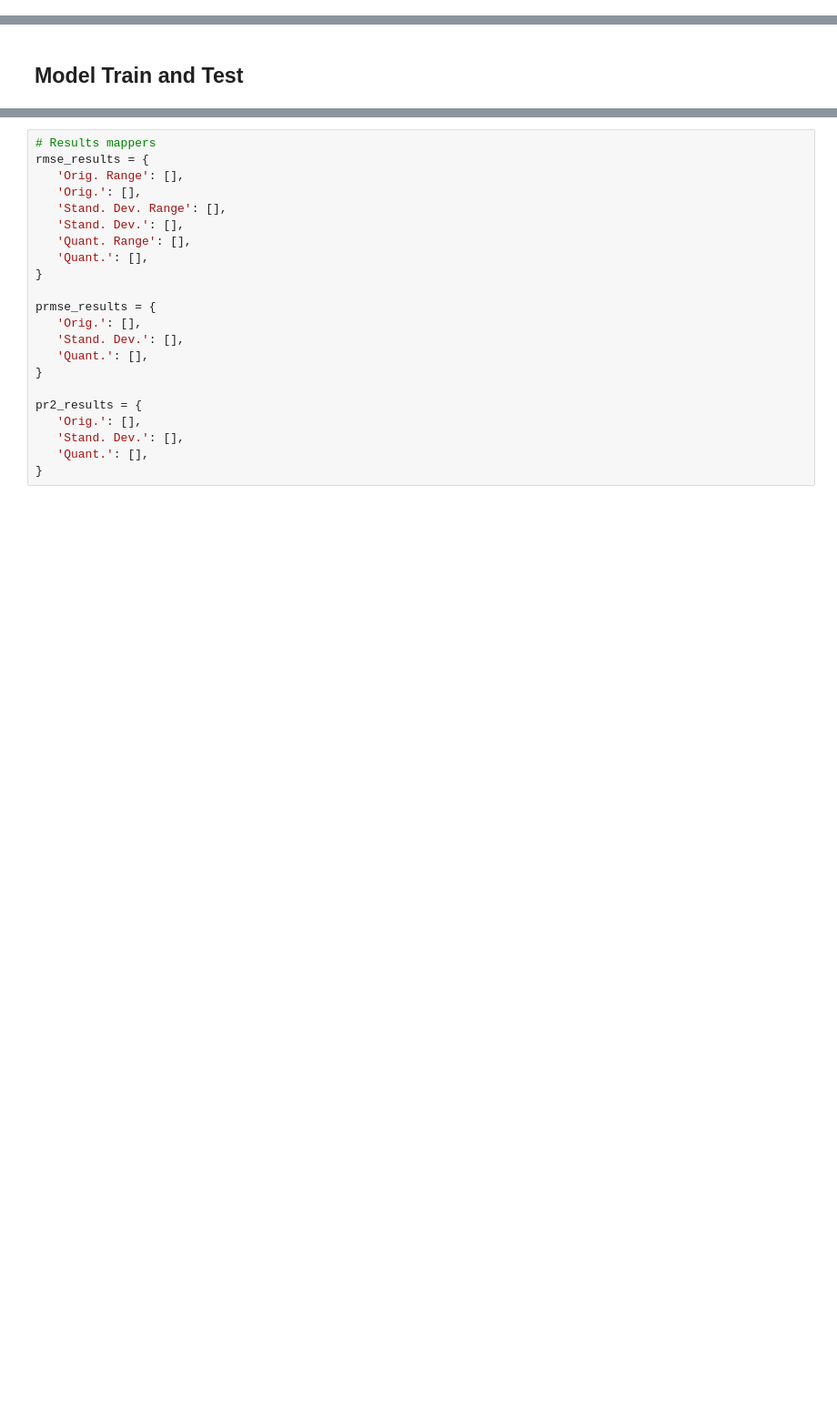
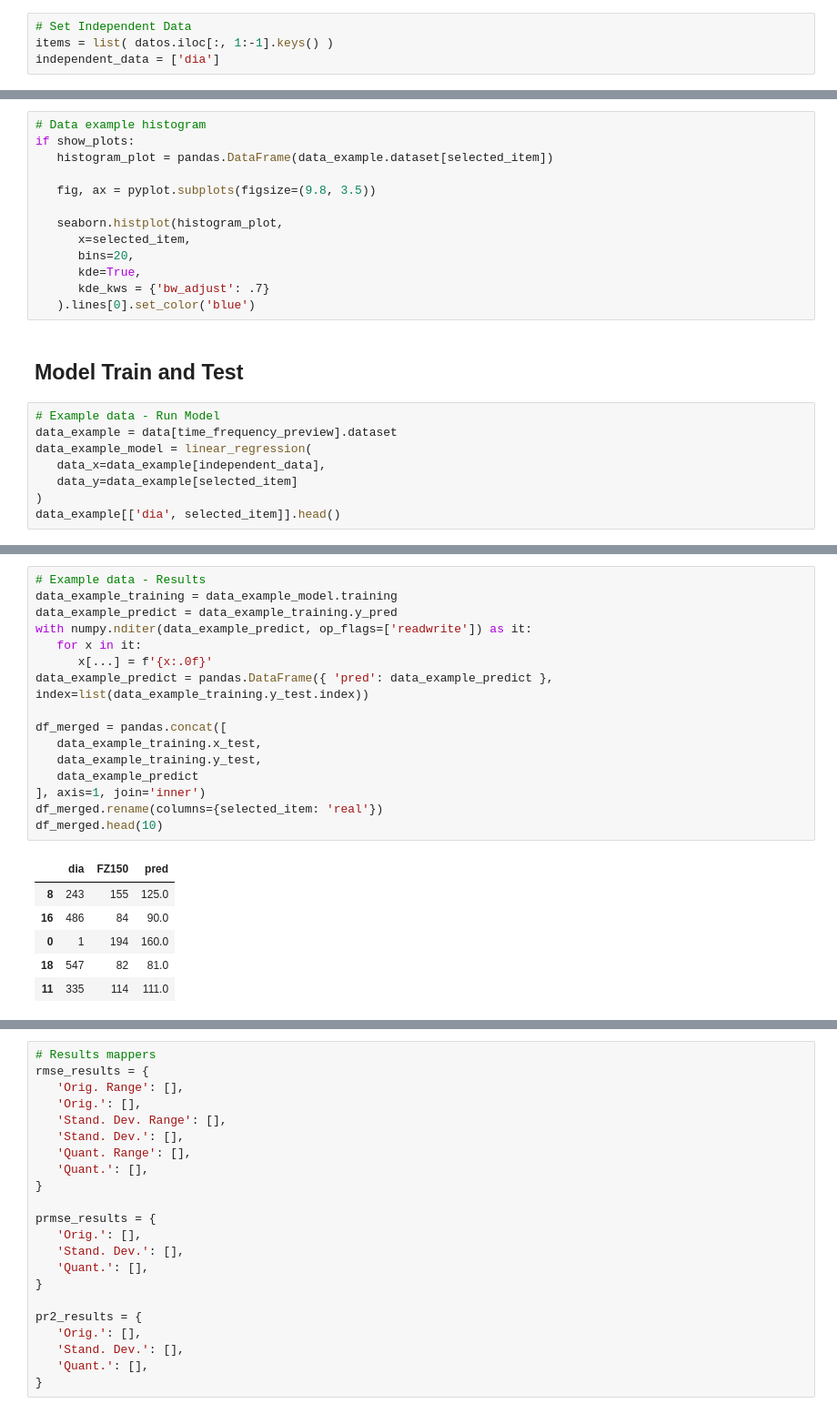
Before and after one commit to jerast/Python, a Jupyter notebook: Project/notebooks/reg_lineal.ipynb, the cells around one changed output, grey strips where cells are left out. Shown at 91% size. Saved outputs shown, nothing was run; the diff lists cells and outputs as text; blank space fills up the shorter version.

Commit message:
[update] Project : add linear model predictions

```diff
--- a/Project/notebooks/reg_lineal.ipynb
+++ b/Project/notebooks/reg_lineal.ipynb
@@ -151,0 +166,4 @@ data = frequency_spliter(data=datos)
+# %%
+# Set Independent Data
+items = list( datos.iloc[:, 1:-1].keys() )
+independent_data = ['dia']
@@ -228,5 +250,26 @@ if show_plots:
       ylim=data_example.range,
       xticks=([])
    )
+# %%
+# Data example histogram
+if show_plots:
+   histogram_plot = pandas.DataFrame(data_example.dataset[selected_item])
+
+   fig, ax = pyplot.subplots(figsize=(9.8, 3.5))
+
+   seaborn.histplot(histogram_plot,
+      x=selected_item,
+      bins=20,
+      kde=True,
+      kde_kws = {'bw_adjust': .7}
+   ).lines[0].set_color('blue')
 # %% [markdown]
 ## **Model Train and Test**
+# %%
+# Example data - Run Model
+data_example = data[time_frequency_preview].dataset
+data_example_model = linear_regression(
+   data_x=data_example[independent_data],
+   data_y=data_example[selected_item]
+)
+data_example[['dia', selected_item]].head()
@@ -233 +283,24 @@ if show_plots:
+# %%
+# Example data - Results
+data_example_training = data_example_model.training
+data_example_predict = data_example_training.y_pred
+with numpy.nditer(data_example_predict, op_flags=['readwrite']) as it:
+   for x in it:
+      x[...] = f'{x:.0f}'
+data_example_predict = pandas.DataFrame({ 'pred': data_example_predict }, index=list(data_example_training.y_test.index))
+
+df_merged = pandas.concat([
+   data_example_training.x_test,
+   data_example_training.y_test,
+   data_example_predict
+], axis=1, join='inner')
+df_merged.rename(columns={selected_item: 'real'})
+df_merged.head(10)
+# %% [output]
+|  | dia | FZ150 | pred |
+| 8 | 243 | 155 | 125.0 |
+| 16 | 486 | 84 | 90.0 |
+| 0 | 1 | 194 | 160.0 |
+| 18 | 547 | 82 | 81.0 |
+| 11 | 335 | 114 | 111.0 |
 # %%
```
Also changed, not shown: parts of 26 cells of this notebook, 1 other file.
